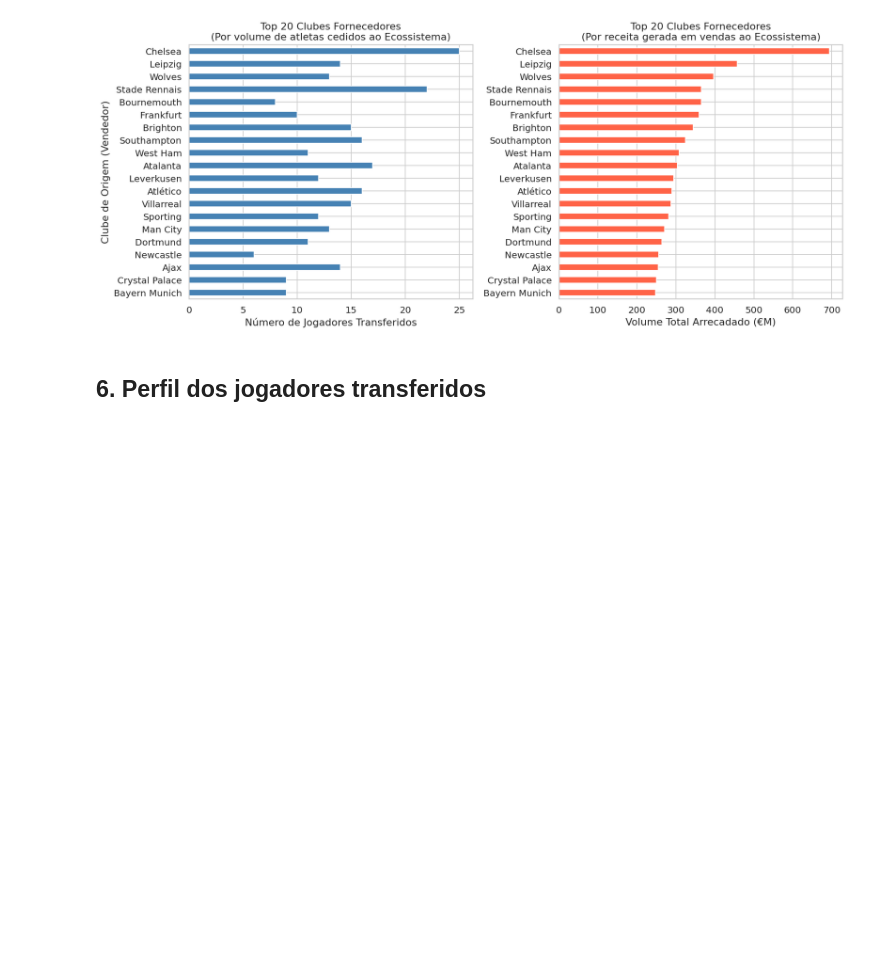
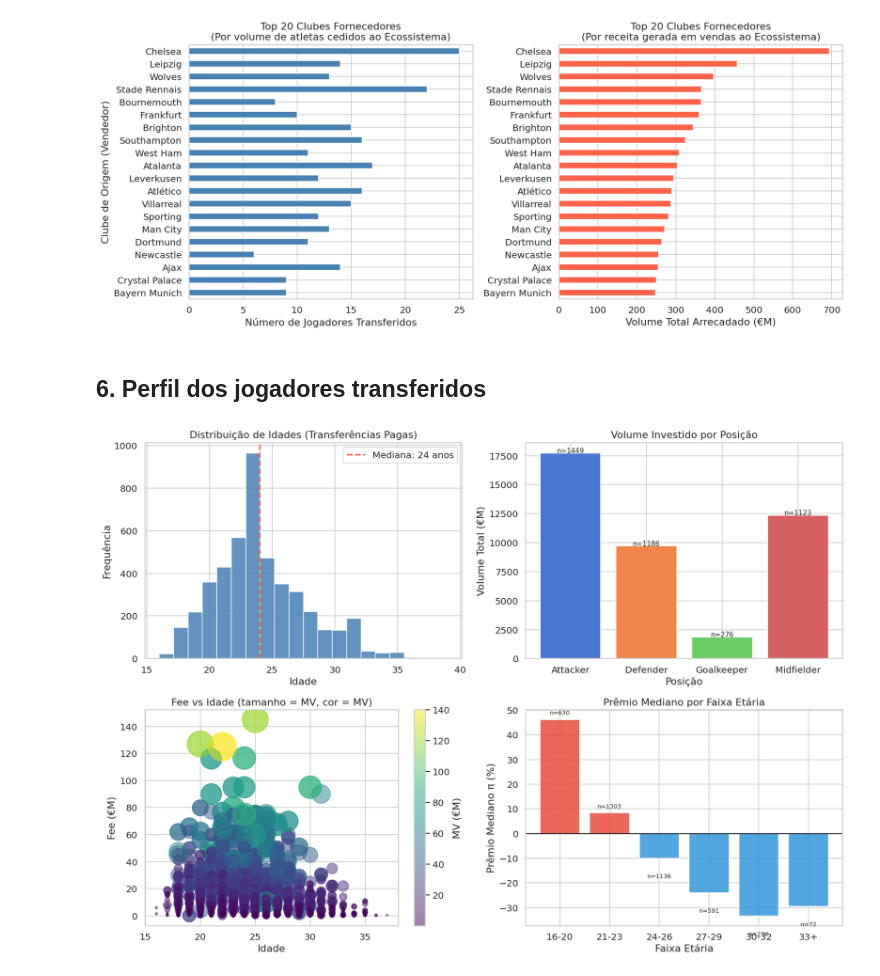
Before and after one commit to leticia-ribeirom/TP-CDAF, a Jupyter notebook: notebooks/exploratory_analysis.ipynb, the cells around one changed output. Saved outputs shown, nothing was run; the diff lists cells and outputs as text; code cells hidden in the pictures; blank space fills up the shorter version.

```diff
--- a/notebooks/exploratory_analysis.ipynb
+++ b/notebooks/exploratory_analysis.ipynb
@@ -864,0 +880,59 @@ plt.show()
+# %%
+fig, axes = plt.subplots(2, 2, figsize=(14, 10))
+
+# 1. Distribuição de idades nas transferências pagas
+ax = axes[0,0]
+df_paid['age'].dropna().hist(bins=20, ax=ax, color='steelblue', edgecolor='white', alpha=0.85)
+ax.axvline(df_paid['age'].median(), color='tomato', lw=2, linestyle='--',
+           label=f'Mediana: {df_paid["age"].median():.0f} anos')
+ax.set_xlabel('Idade')
+ax.set_ylabel('Frequência')
+ax.set_title('Distribuição de Idades (Transferências Pagas)')
+ax.legend()
+
+# 2. Volume por posição
+ax = axes[0,1]
+pos_vol = (df_paid.groupby('position_group')
+           .agg(total_fee=('fee','sum'), n=('fee','count'))
+           .reset_index())
+colors = sns.color_palette('muted', len(pos_vol))
+bars = ax.bar(pos_vol['position_group'], pos_vol['total_fee']/1e6, color=colors, edgecolor='white')
+for bar, n in zip(bars, pos_vol['n']):
+    ax.text(bar.get_x() + bar.get_width()/2, bar.get_height() + 2,
+            f'n={n}', ha='center', fontsize=9)
+ax.set_xlabel('Posição')
+ax.set_ylabel('Volume Total (€M)')
+ax.set_title('Volume Investido por Posição')
+
+# 3. Fee médio vs idade (scatter com tamanho = market_value)
+ax = axes[1,0]
+df_both = df_paid.dropna(subset=['fee','market_value','age'])
+sc = ax.scatter(df_both['age'], df_both['fee']/1e6,
+                s=df_both['market_value']/1e5, alpha=0.5,
+                c=df_both['market_value']/1e6, cmap='viridis')
+plt.colorbar(sc, ax=ax, label='MV (€M)')
+ax.set_xlabel('Idade')
+ax.set_ylabel('Fee (€M)')
+ax.set_title('Fee vs Idade (tamanho = MV, cor = MV)')
+
+# 4. Prêmio π por faixa etária
+ax = axes[1,1]
+df_pi_age = df_pi.copy()
+df_pi_age['age_bin'] = pd.cut(df_pi_age['age'], bins=[15,20,23,26,29,32,40],
+                               labels=['16-20','21-23','24-26','27-29','30-32','33+'])
+age_pi = df_pi_age.groupby('age_bin', observed=True)['pi_pct'].agg(['median','mean','count']).reset_index()
+ax.bar(age_pi['age_bin'].astype(str), age_pi['median'],
+       color=['#e74c3c' if v > 0 else '#3498db' for v in age_pi['median']],
+       edgecolor='white', alpha=0.85)
+ax.axhline(0, color='black', lw=1)
+for i, row in age_pi.iterrows():
+    ax.text(i, row['median'] + (2 if row['median'] >= 0 else -8),
+            f"n={row['count']:.0f}", ha='center', fontsize=8)
+ax.set_xlabel('Faixa Etária')
+ax.set_ylabel('Prêmio Mediano π (%)')
+ax.set_title('Prêmio Mediano por Faixa Etária')
+
+plt.tight_layout()
+plt.show()
+# %% [output]
+[figure, added]
```
Also changed, not shown: parts of 2 cells of this notebook.
